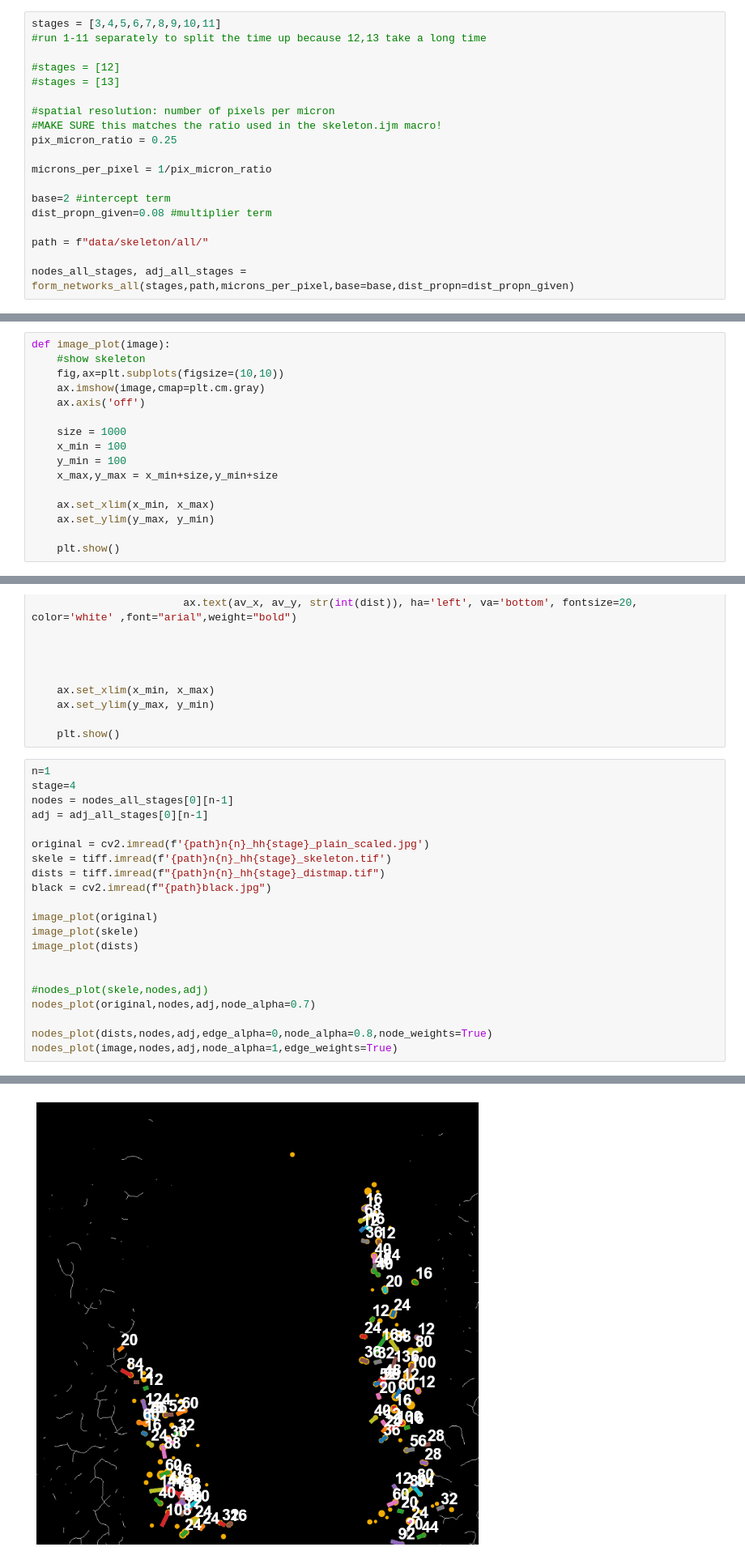
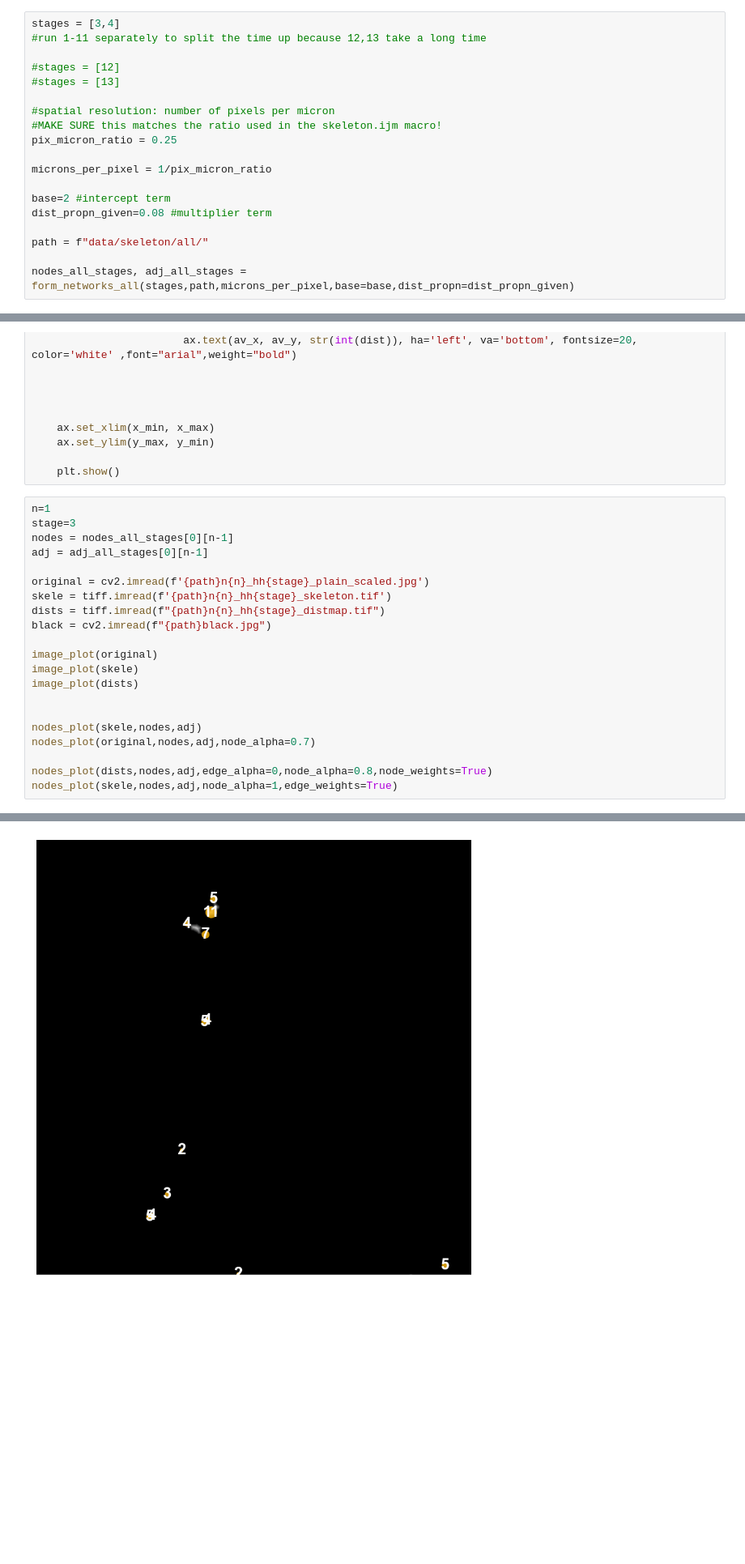
Before and after one commit to izzy-cole/Vasculogenesis-Network-Skeleton, a Jupyter notebook: skeleton_analysis_all_n.ipynb, the cells around one changed output, grey strips where cells are left out. Shown at 81% size. Drawn from its saved outputs; the diff is of its cells as text; blank space fills up the shorter version.

Commit message:
Organise image_plot function

```diff
--- a/skeleton_analysis_all_n.ipynb
+++ b/skeleton_analysis_all_n.ipynb
@@ -50,5 +23,5 @@ def visualise_image(image,dists,nodes,adj):
 # %%
-stages = [3,4,5,6,7,8,9,10,11]
+stages = [3,4]
 #run 1-11 separately to split the time up because 12,13 take a long time
 
 #stages = [12]
@@ -89,22 +68,6 @@ elif stages == [13]:
 else:
     pickle.dump(nodes_all_stages,open(f"results/skeleton/nodes_list_all_3_to_11.txt","wb"))
     pickle.dump(adj_all_stages,open(f"results/skeleton/adj_list_all_3_to_11.txt","wb"))
-# %%
-def image_plot(image):
-    #show skeleton
-    fig,ax=plt.subplots(figsize=(10,10))
-    ax.imshow(image,cmap=plt.cm.gray)
-    ax.axis('off')
-
-    size = 1000
-    x_min = 100
-    y_min = 100
-    x_max,y_max = x_min+size,y_min+size
-
-    ax.set_xlim(x_min, x_max)
-    ax.set_ylim(y_max, y_min)
-
-    plt.show()
 # %%
 def nodes_plot(image,nodes,adj,node_alpha=0.4,edge_alpha=1,im_alpha=1,edge_weights=False,node_weights=False):
     #show skeleton
@@ -163,7 +126,7 @@ def nodes_plot(image,nodes,adj,node_alpha=0.4,edge_alpha=1,im_alpha=1,edge_weigh
     plt.show()
 # %%
 n=1
-stage=4
+stage=3
 nodes = nodes_all_stages[0][n-1]
 adj = adj_all_stages[0][n-1]
 
@@ -177,9 +140,9 @@ image_plot(skele)
 image_plot(dists)
 
 
-#nodes_plot(skele,nodes,adj)
+nodes_plot(skele,nodes,adj)
 nodes_plot(original,nodes,adj,node_alpha=0.7)
 
 nodes_plot(dists,nodes,adj,edge_alpha=0,node_alpha=0.8,node_weights=True)
-nodes_plot(image,nodes,adj,node_alpha=1,edge_weights=True)
+nodes_plot(skele,nodes,adj,node_alpha=1,edge_weights=True)
 # %% [output]
@@ -191 +154 @@ nodes_plot(image,nodes,adj,node_alpha=1,edge_weights=True)
-[figure, old version]
+[figure, new version]
```
Also changed, not shown: parts of 4 cells of this notebook, 1 other file.
